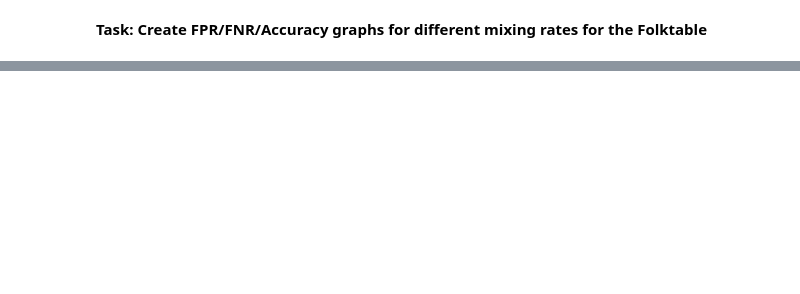
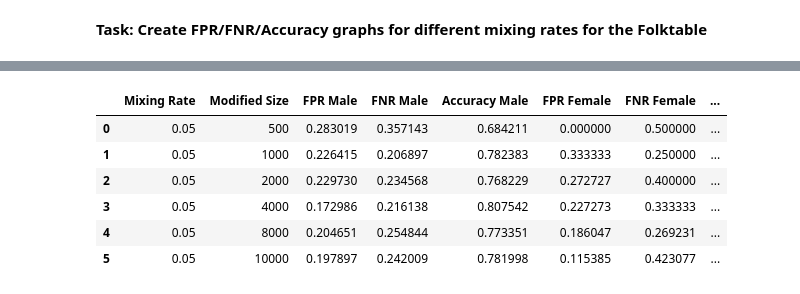
Before and after one commit to cherylstanley/folktables_cs, a Jupyter notebook: folktables/examples/notebooks/population_splitting__fnr_fpr_mf.ipynb, the cells around one changed output, grey strips where cells are left out. Drawn from its saved outputs; the diff is of its cells as text; code cells hidden in the pictures; blank space fills up the shorter version.

```diff
--- a/folktables/examples/notebooks/population_splitting__fnr_fpr_mf.ipynb
+++ b/folktables/examples/notebooks/population_splitting__fnr_fpr_mf.ipynb
@@ -472,0 +245,10 @@ results_df
+# %%
+results_df[results_df['Mixing Rate']== 0.05]
+# %% [output]
+|  | Mixing Rate | Modified Size | FPR Male | FNR Male | Accuracy Male | FPR Female | FNR Female | ... |
+| 0 | 0.05 | 500 | 0.283019 | 0.357143 | 0.684211 | 0.000000 | 0.500000 | ... |
+| 1 | 0.05 | 1000 | 0.226415 | 0.206897 | 0.782383 | 0.333333 | 0.250000 | ... |
+| 2 | 0.05 | 2000 | 0.229730 | 0.234568 | 0.768229 | 0.272727 | 0.400000 | ... |
+| 3 | 0.05 | 4000 | 0.172986 | 0.216138 | 0.807542 | 0.227273 | 0.333333 | ... |
+| 4 | 0.05 | 8000 | 0.204651 | 0.254844 | 0.773351 | 0.186047 | 0.269231 | ... |
+| 5 | 0.05 | 10000 | 0.197897 | 0.242009 | 0.781998 | 0.115385 | 0.423077 | ... |
```
Also changed, not shown: parts of 53 cells of this notebook.
